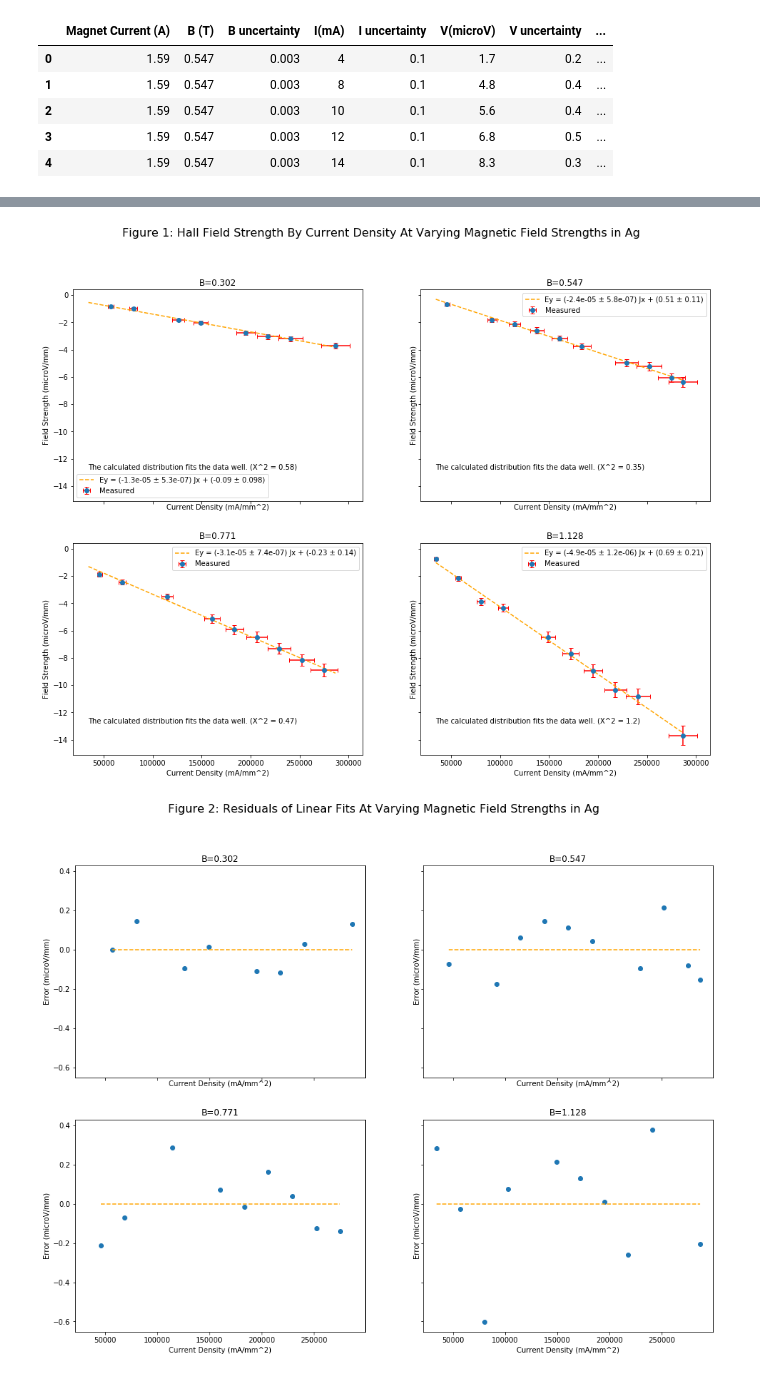
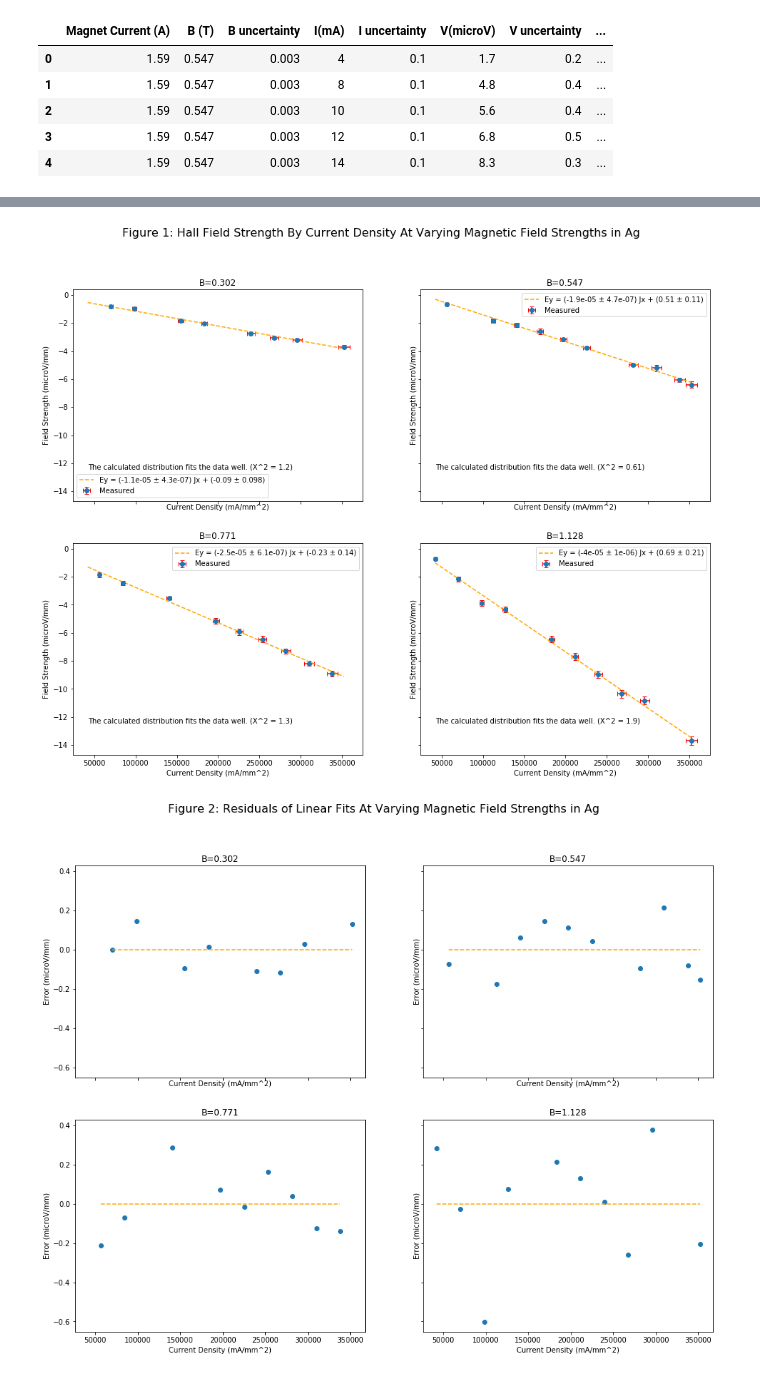
Before and after one commit to HPrickettMorgan/PHY293_Analysis, a Jupyter notebook: Jx_Vs_Vh_Ag.ipynb, the cells around one changed output, grey strips where cells are left out. Drawn from its saved outputs; the diff is of its cells as text; code cells hidden in the pictures.

```diff
--- a/Jx_Vs_Vh_Ag.ipynb
+++ b/Jx_Vs_Vh_Ag.ipynb
@@ -25,7 +25,7 @@ df
 | 35 | 0.87 | 0.302 | 0.003 | 21 | 0.1 | 8.4 | 0.2 | ... |
 | 36 | 0.87 | 0.302 | 0.003 | 25 | 0.1 | 9.7 | 0.2 | ... |
 # %%
-thickness = 0.0000331528149
+thickness = 0.000026994896026827027
 thickness_pct_uncertainty = thickness / 30
 width = 2.63
 width_pct_uncertainty = 0.05 / width
@@ -140,37 +140,37 @@ for ix, (field_str, data) in enumerate(df.groupby('B (T)')):
         xycoords='axes fraction'
     )
 # %% [output]
-[figure, old version]
+[figure, new version]
 # %%
 fig, axs = plt.subplots(2,2, sharex=True, sharey=True)
 
 fig.set_size_inches(16, 12)
 fig.suptitle('Figure 2: Residuals of Linear Fits At Varying Magnetic Field Strengths in Ag', fontsize=16)
 
 for ix, (field_str, data) in enumerate(df.groupby('B (T)')):
     ax = axs[ix//2][ix%2]
     m = linregs.loc[field_str]['Slope']
     b = linregs.loc[field_str]['Intercept']
 
     residuals = data['Ey'] - (m * data['Jx'] + b)
     ax.plot(
         data['Jx'],
-        data['Ey'] - (m * data['Jx'] + b),
+        residuals,
         linestyle='None',
         marker='o'
     )
 
     ax.set_xlabel("Current Density (mA/mm^2)")
     ax.set_ylabel("Error (microV/mm)")
     ax.set_title("B={:0.4g}".format(field_str))
     ax.plot(
         [data['Jx'].min(), data['Jx'].max()] ,
         [0, 0] ,
         color='orange',
         linestyle='--'
     )
 # %% [output]
-[figure, old version]
+[figure, new version]
 # %%
 linregs
 # %% [output]
```
Also changed, not shown: parts of 3 cells of this notebook, 1 other file.
